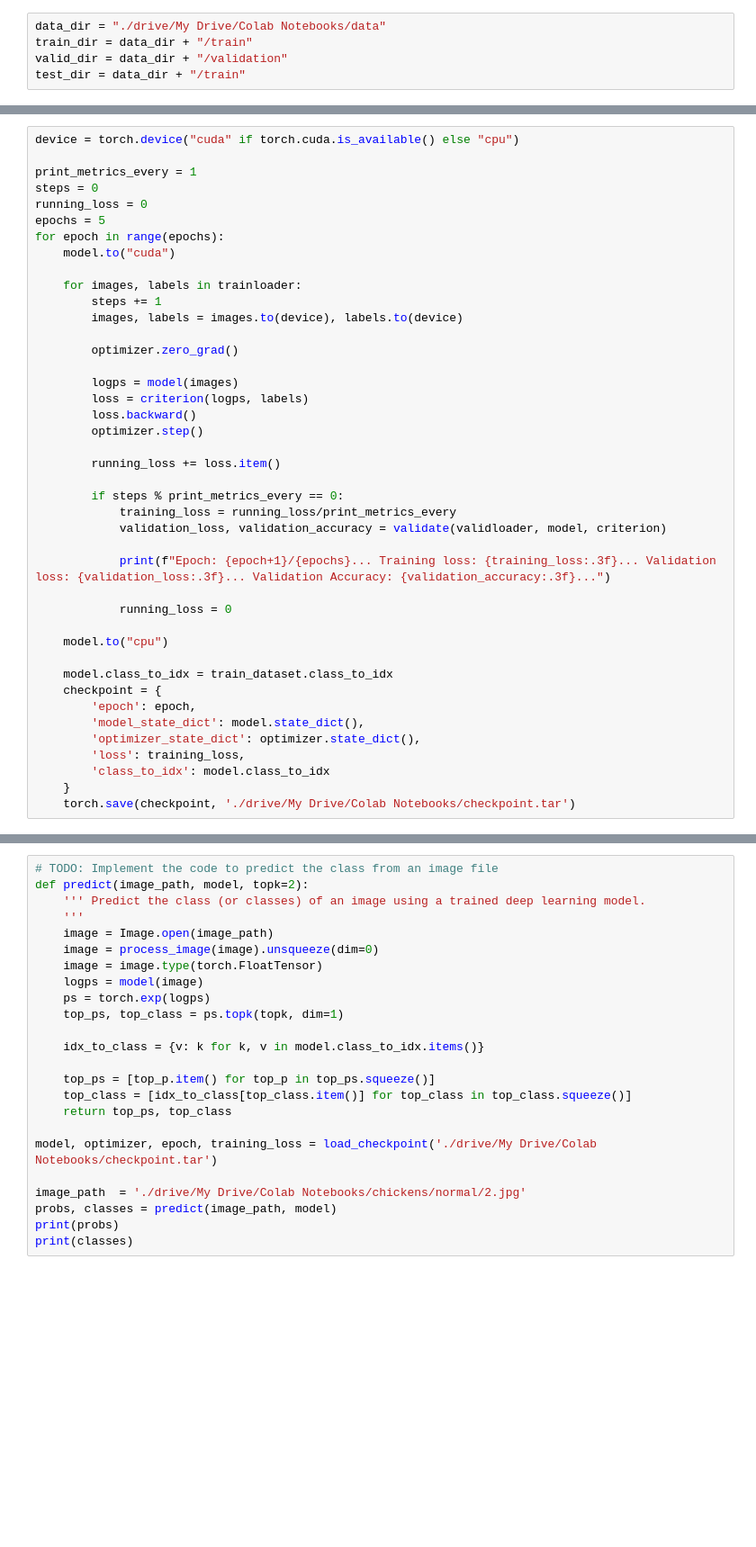
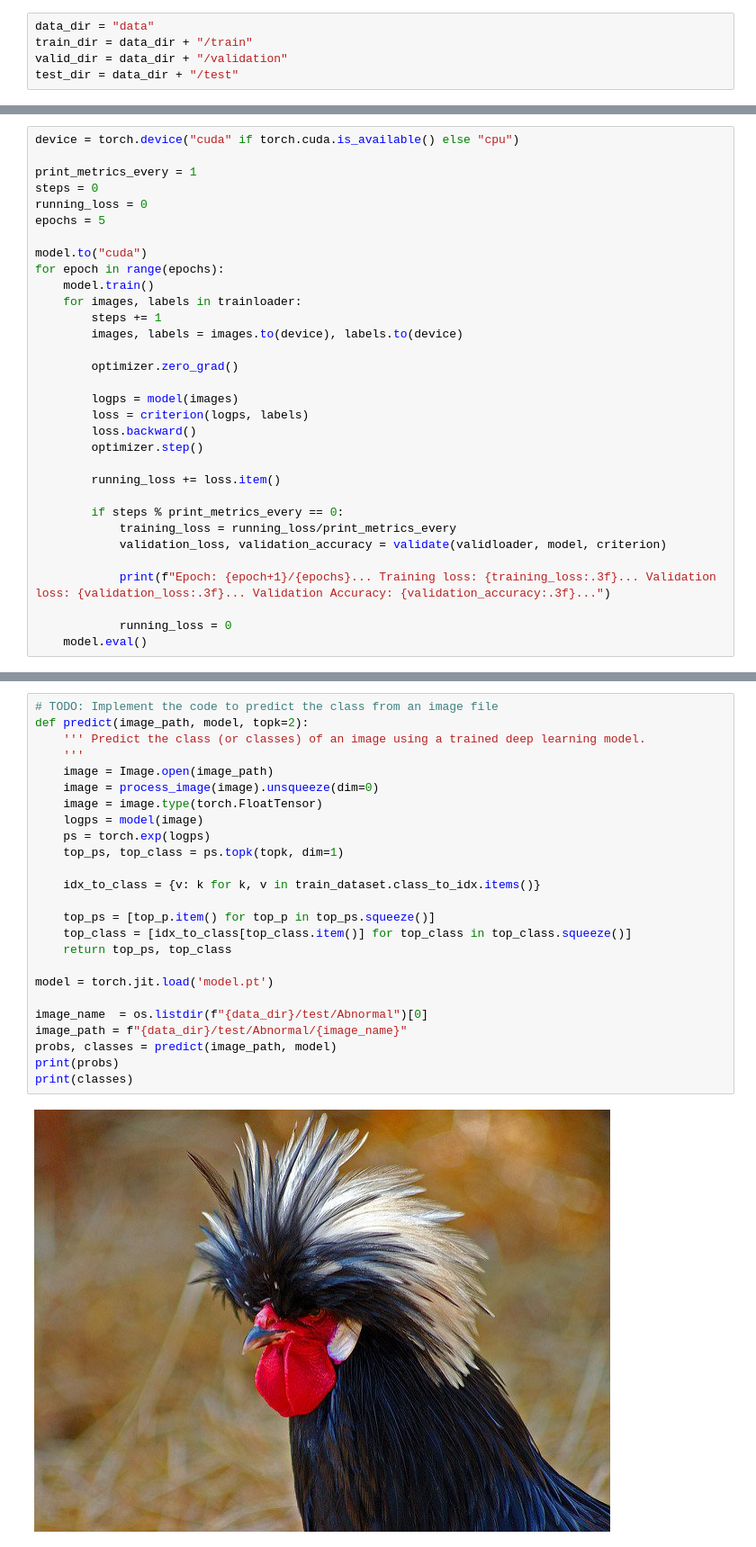
Before and after one commit to peter-ohara/poultry-diagnosis, a Jupyter notebook: chicken_tinder.ipynb, the cells around one changed output, grey strips where cells are left out. Shown at 90% size. Saved outputs shown, nothing was run; the diff lists cells and outputs as text; blank space fills up the shorter version.

Commit message:
fix: Implement data pipeline in ipython notebook on Google Colab

```diff
--- a/chicken_tinder.ipynb
+++ b/chicken_tinder.ipynb
@@ -56,8 +215,8 @@ img_train_test_split('data/validation_and_test', 0.5, train_dir='validation', te
 # %%
-data_dir = "./drive/My Drive/Colab Notebooks/data"
+data_dir = "data"
 train_dir = data_dir + "/train"
 valid_dir = data_dir + "/validation"
-test_dir = data_dir + "/train"
+test_dir = data_dir + "/test"
 # %%
 # Define transforms for the training, validation, and testing sets
 train_transform = transforms.Compose([
@@ -157,9 +316,10 @@ print_metrics_every = 1
 steps = 0
 running_loss = 0
 epochs = 5
+
+model.to("cuda")
 for epoch in range(epochs):
-    model.to("cuda")
-
+    model.train()
     for images, labels in trainloader:
         steps += 1
         images, labels = images.to(device), labels.to(device)
@@ -180,16 +340,5 @@ for epoch in range(epochs):
             print(f"Epoch: {epoch+1}/{epochs}... Training loss: {training_loss:.3f}... Validation loss: {validation_loss:.3f}... Validation Accuracy: {validation_accuracy:.3f}...")
 
             running_loss = 0
-
-    model.to("cpu")
-
-    model.class_to_idx = train_dataset.class_to_idx
-    checkpoint = {
-        'epoch': epoch,
-        'model_state_dict': model.state_dict(),
-        'optimizer_state_dict': optimizer.state_dict(),
-        'loss': training_loss,
-        'class_to_idx': model.class_to_idx
-    }
-    torch.save(checkpoint, './drive/My Drive/Colab Notebooks/checkpoint.tar')
+    model.eval()
 # %% [output]
@@ -325,24 +485,27 @@ def imshow(image, ax=None, title=None):
 # %%
 # TODO: Implement the code to predict the class from an image file
 def predict(image_path, model, topk=2):
     ''' Predict the class (or classes) of an image using a trained deep learning model.
     '''
     image = Image.open(image_path)
     image = process_image(image).unsqueeze(dim=0)
     image = image.type(torch.FloatTensor)
     logps = model(image)
     ps = torch.exp(logps)
     top_ps, top_class = ps.topk(topk, dim=1)
 
-    idx_to_class = {v: k for k, v in model.class_to_idx.items()}
+    idx_to_class = {v: k for k, v in train_dataset.class_to_idx.items()}
 
     top_ps = [top_p.item() for top_p in top_ps.squeeze()]
     top_class = [idx_to_class[top_class.item()] for top_class in top_class.squeeze()]
     return top_ps, top_class
 
-model, optimizer, epoch, training_loss = load_checkpoint('./drive/My Drive/Colab Notebooks/checkpoint.tar')
+model = torch.jit.load('model.pt')
 
-image_path  = './drive/My Drive/Colab Notebooks/chickens/normal/2.jpg'
+image_name  = os.listdir(f"{data_dir}/test/Abnormal")[0]
+image_path = f"{data_dir}/test/Abnormal/{image_name}"
 probs, classes = predict(image_path, model)
 print(probs)
 print(classes)
+# %% [output]
+[figure, added]
```
Also changed, not shown: parts of 16 cells of this notebook.
